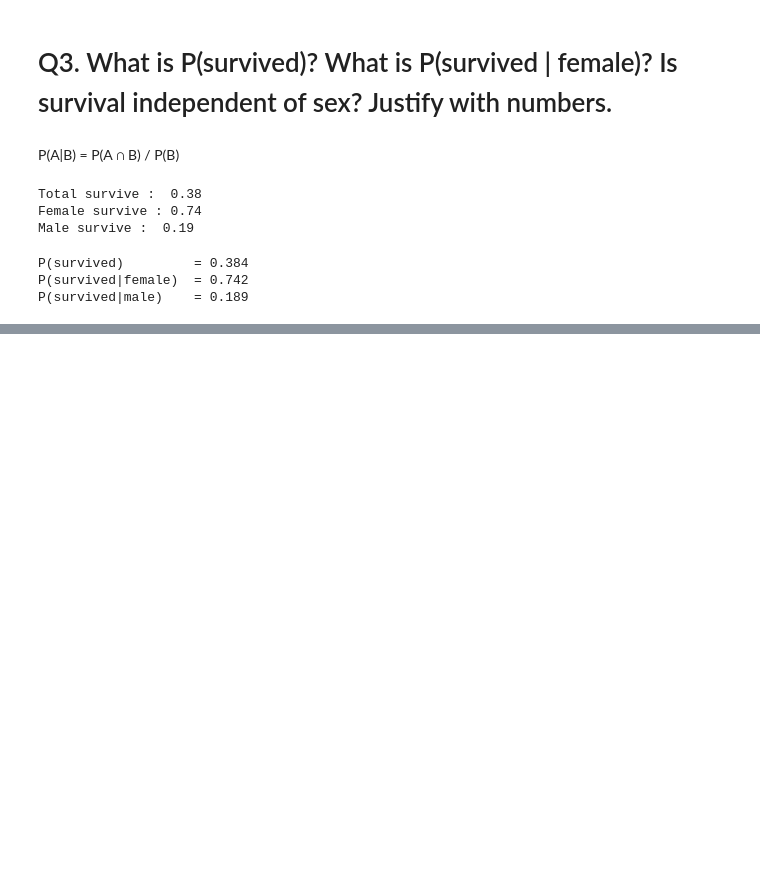
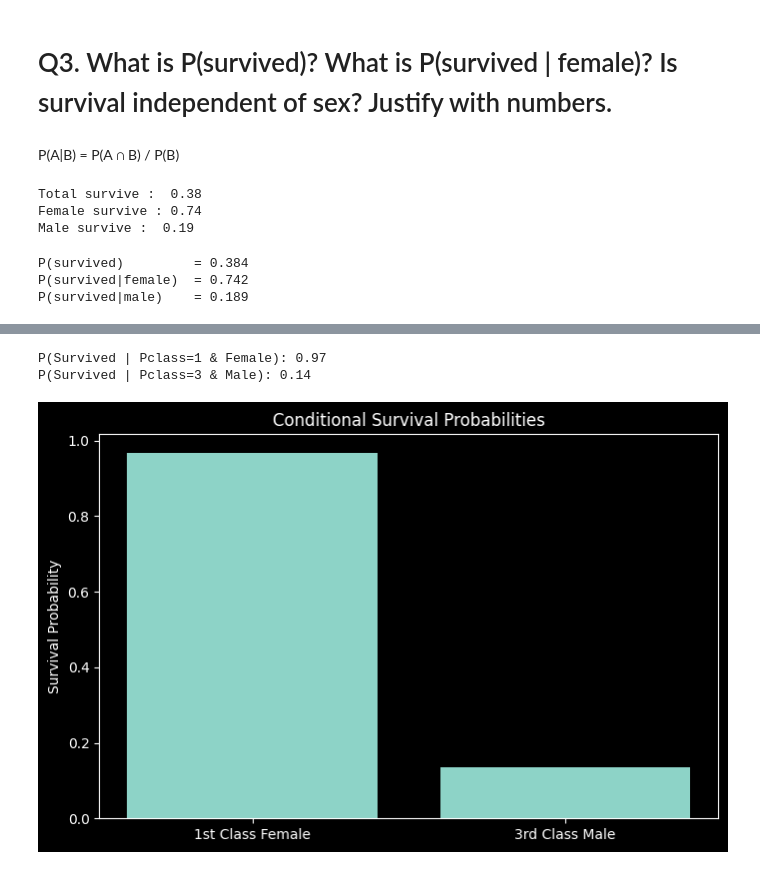
Before and after one commit to soumensen411/statistics-for-machine-learning, a Jupyter notebook: Notebook/titanic_analysis.ipynb, the cells around one changed output, grey strips where cells are left out. Cells and saved outputs as stored; diff of their text form; code cells hidden in the pictures; blank space fills up the shorter version.

```diff
--- a/Notebook/titanic_analysis.ipynb
+++ b/Notebook/titanic_analysis.ipynb
@@ -150,0 +156,20 @@ The overall survival probability is around 0.38, while the survival probability
+# %%
+p1_female_survival = df[(df['Sex'] == 'female') & (df['Pclass'] == 1)]['Survived'].mean()
+p3_male_survival = df[(df['Sex'] == 'male') & (df['Pclass'] == 3)]['Survived'].mean()
+print(f"P(Survived | Pclass=1 & Female): {p1_female_survival:.2f}")
+print(f"P(Survived | Pclass=3 & Male): {p3_male_survival:.2f}")
+# %% [output]
+P(Survived | Pclass=1 & Female): 0.97
+P(Survived | Pclass=3 & Male): 0.14
+# %%
+labels = ['1st Class Female', '3rd Class Male']
+values = [p1_female_survival, p3_male_survival]
+
+plt.figure(figsize=(8,5))
+bars = plt.bar(labels, values)
+
+plt.ylabel("Survival Probability")
+plt.title("Conditional Survival Probabilities")
+plt.show()
+# %% [output]
+[figure, added]
```
Also changed, not shown: parts of 10 cells of this notebook.
